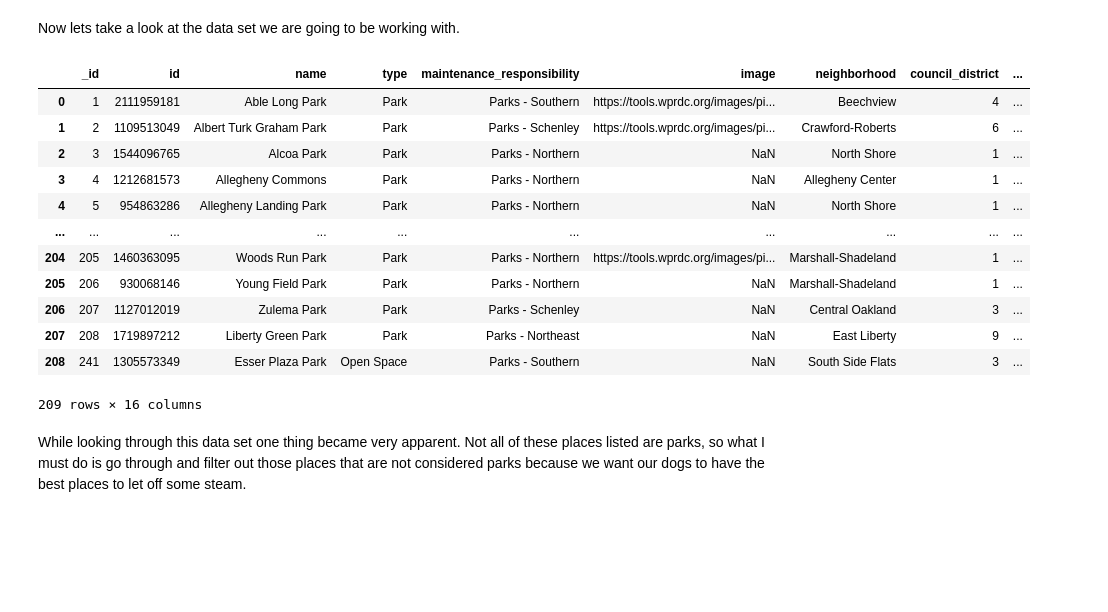
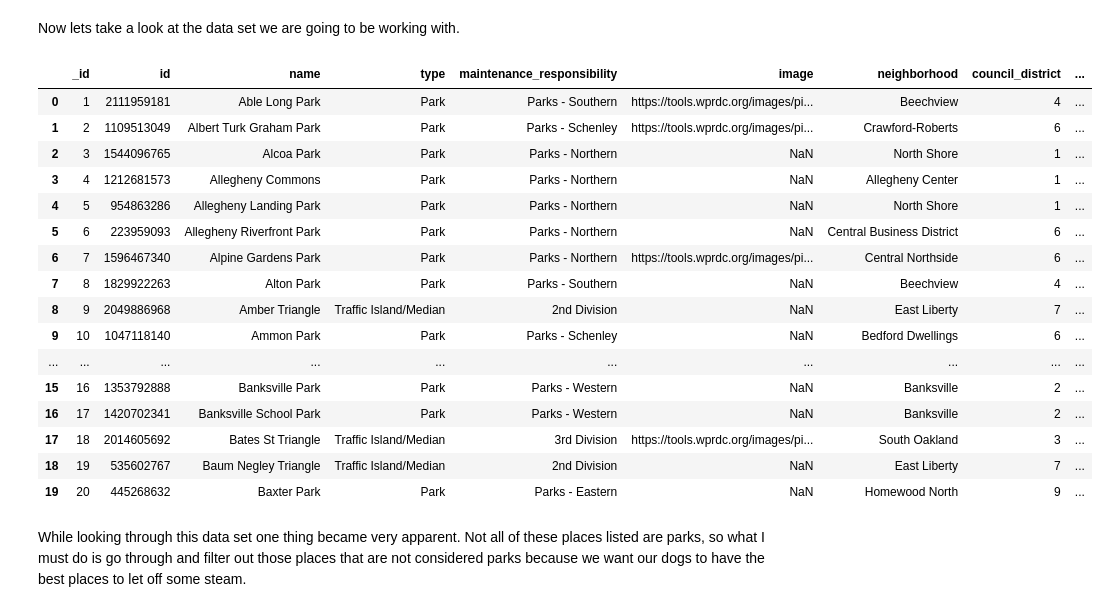
Before and after one commit to denystsinyk/0010FinalProject, a Jupyter notebook: Parks_Data.ipynb, the cells around one changed output. Cells and saved outputs as stored; diff of their text form; code cells hidden in the pictures; blank space fills up the shorter version.

```diff
--- a/Parks_Data.ipynb
+++ b/Parks_Data.ipynb
@@ -19,21 +19,25 @@ import geopandas
 Now lets take a look at the data set we are going to be working with.
 # %%
 data = pd.read_csv("Park_file.csv")
-data
+data.head(20)
 # %% [output]
 |  | _id | id | name | type | maintenance_responsibility | image | neighborhood | council_district | ... |
 | 0 | 1 | 2111959181 | Able Long Park | Park | Parks - Southern | https://tools.wprdc.org/images/pi... | Beechview | 4 | ... |
 | 1 | 2 | 1109513049 | Albert Turk Graham Park | Park | Parks - Schenley | https://tools.wprdc.org/images/pi... | Crawford-Roberts | 6 | ... |
 | 2 | 3 | 1544096765 | Alcoa Park | Park | Parks - Northern | NaN | North Shore | 1 | ... |
 | 3 | 4 | 1212681573 | Allegheny Commons | Park | Parks - Northern | NaN | Allegheny Center | 1 | ... |
 | 4 | 5 | 954863286 | Allegheny Landing Park | Park | Parks - Northern | NaN | North Shore | 1 | ... |
+| 5 | 6 | 223959093 | Allegheny Riverfront Park | Park | Parks - Northern | NaN | Central Business District | 6 | ... |
+| 6 | 7 | 1596467340 | Alpine Gardens Park | Park | Parks - Northern | https://tools.wprdc.org/images/pi... | Central Northside | 6 | ... |
+| 7 | 8 | 1829922263 | Alton Park | Park | Parks - Southern | NaN | Beechview | 4 | ... |
+| 8 | 9 | 2049886968 | Amber Triangle | Traffic Island/Median | 2nd Division | NaN | East Liberty | 7 | ... |
+| 9 | 10 | 1047118140 | Ammon Park | Park | Parks - Schenley | NaN | Bedford Dwellings | 6 | ... |
 | ... | ... | ... | ... | ... | ... | ... | ... | ... | ... |
-| 204 | 205 | 1460363095 | Woods Run Park | Park | Parks - Northern | https://tools.wprdc.org/images/pi... | Marshall-Shadeland | 1 | ... |
-| 205 | 206 | 930068146 | Young Field Park | Park | Parks - Northern | NaN | Marshall-Shadeland | 1 | ... |
-| 206 | 207 | 1127012019 | Zulema Park | Park | Parks - Schenley | NaN | Central Oakland | 3 | ... |
-| 207 | 208 | 1719897212 | Liberty Green Park | Park | Parks - Northeast | NaN | East Liberty | 9 | ... |
-| 208 | 241 | 1305573349 | Esser Plaza Park | Open Space | Parks - Southern | NaN | South Side Flats | 3 | ... |
+| 15 | 16 | 1353792888 | Banksville Park | Park | Parks - Western | NaN | Banksville | 2 | ... |
+| 16 | 17 | 1420702341 | Banksville School Park | Park | Parks - Western | NaN | Banksville | 2 | ... |
+| 17 | 18 | 2014605692 | Bates St Triangle | Traffic Island/Median | 3rd Division | https://tools.wprdc.org/images/pi... | South Oakland | 3 | ... |
+| 18 | 19 | 535602767 | Baum Negley Triangle | Traffic Island/Median | 2nd Division | NaN | East Liberty | 7 | ... |
+| 19 | 20 | 445268632 | Baxter Park | Park | Parks - Eastern | NaN | Homewood North | 9 | ... |
-209 rows × 16 columns
 # %% [markdown]
 While looking through this data set one thing became very apparent. Not all of these places listed are parks, so what I must do is go through and filter out those places that are not considered parks because we want our dogs to have the best places to let off some steam.
 # %%
```
Also changed, not shown: parts of 11 cells of this notebook.
